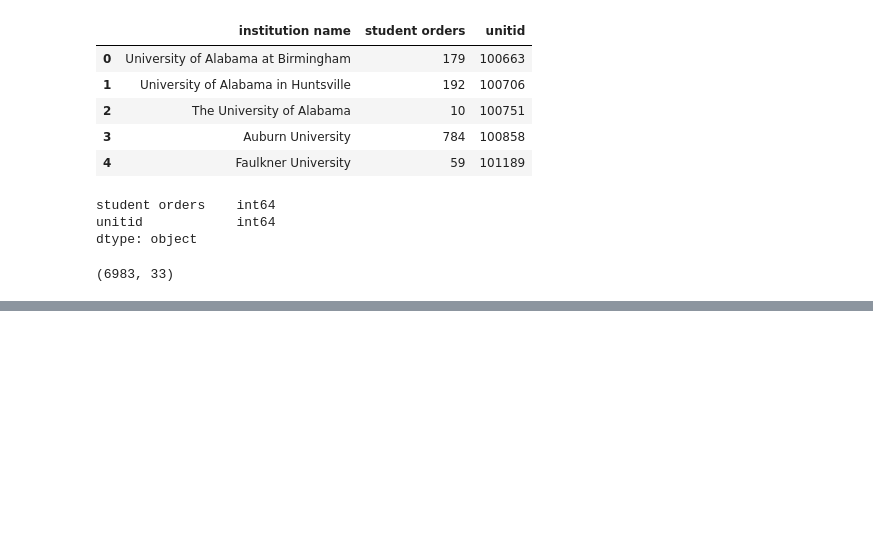
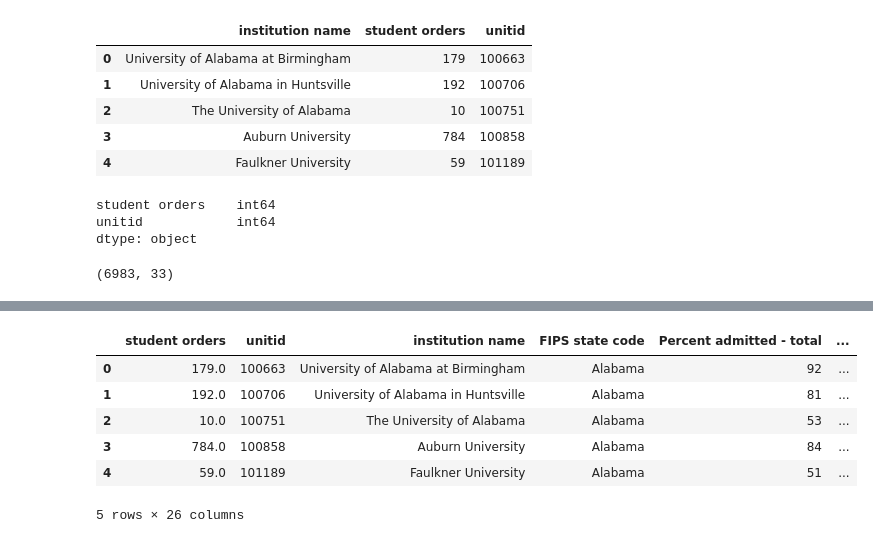
Before and after one commit to KayliBrownstein/data-science-flatworld-sales, a Jupyter notebook: revised_institutions_eda.ipynb, the cells around one changed output, grey strips where cells are left out. Drawn from its saved outputs; the diff is of its cells as text; code cells hidden in the pictures; blank space fills up the shorter version.

Commit message:
Final Predictions

```diff
--- a/revised_institutions_eda.ipynb
+++ b/revised_institutions_eda.ipynb
@@ -1429,3 +1442,5 @@ ipeds_institutions_predictions['student orders'] = ipeds_institutions_prediction
+# %%
+ipeds_institutions_predictions['predicted student orders'] = 0.0
 # %%
 ipeds_institutions_predictions.head()
 # %% [output]
@@ -1438,0 +1454,14 @@ ipeds_institutions_predictions.head()
+# %%
+ipeds_institutions_predictions.rename(columns=lambda x: x.split('.')[-1], inplace=True)
+
+columns_to_drop = ['name', 'year', 'Average net price-students awarded grant or scholarship aid, 2016-17',
+                   'Average net price-students awarded grant or scholarship aid, 2016-17_2',
+                   'Admissions yield - women', 'Average amount of federal, state, local or institutional grant aid awarded_2',
+                   'Percent of full-time first-time undergraduates awarded any financial aid_2',
+                   'Total price for in-district students living on campus  2017-18',
+                   'Total price for in-state students living on campus 2017-18',
+                   'Number of students in full-year cohort',
+                   'Number of full-time first-time undergraduates awarded any financial aid'
+                  ]
+
+ipeds_institutions_predictions = ipeds_institutions_predictions.drop(columns_to_drop, axis=1, errors='ignore')
@@ -1438,0 +1488,10 @@ ipeds_institutions_predictions.head()
+# %%
+ipeds_institutions_predictions.head()
+# %% [output]
+|  | student orders | unitid | institution name | FIPS state code | Percent admitted - total | ... |
+| 0 | 179.0 | 100663 | University of Alabama at Birmingham | Alabama | 92 | ... |
+| 1 | 192.0 | 100706 | University of Alabama in Huntsville | Alabama | 81 | ... |
+| 2 | 10.0 | 100751 | The University of Alabama | Alabama | 53 | ... |
+| 3 | 784.0 | 100858 | Auburn University | Alabama | 84 | ... |
+| 4 | 59.0 | 101189 | Faulkner University | Alabama | 51 | ... |
+5 rows × 26 columns
```
Also changed, not shown: parts of 24 cells of this notebook.
